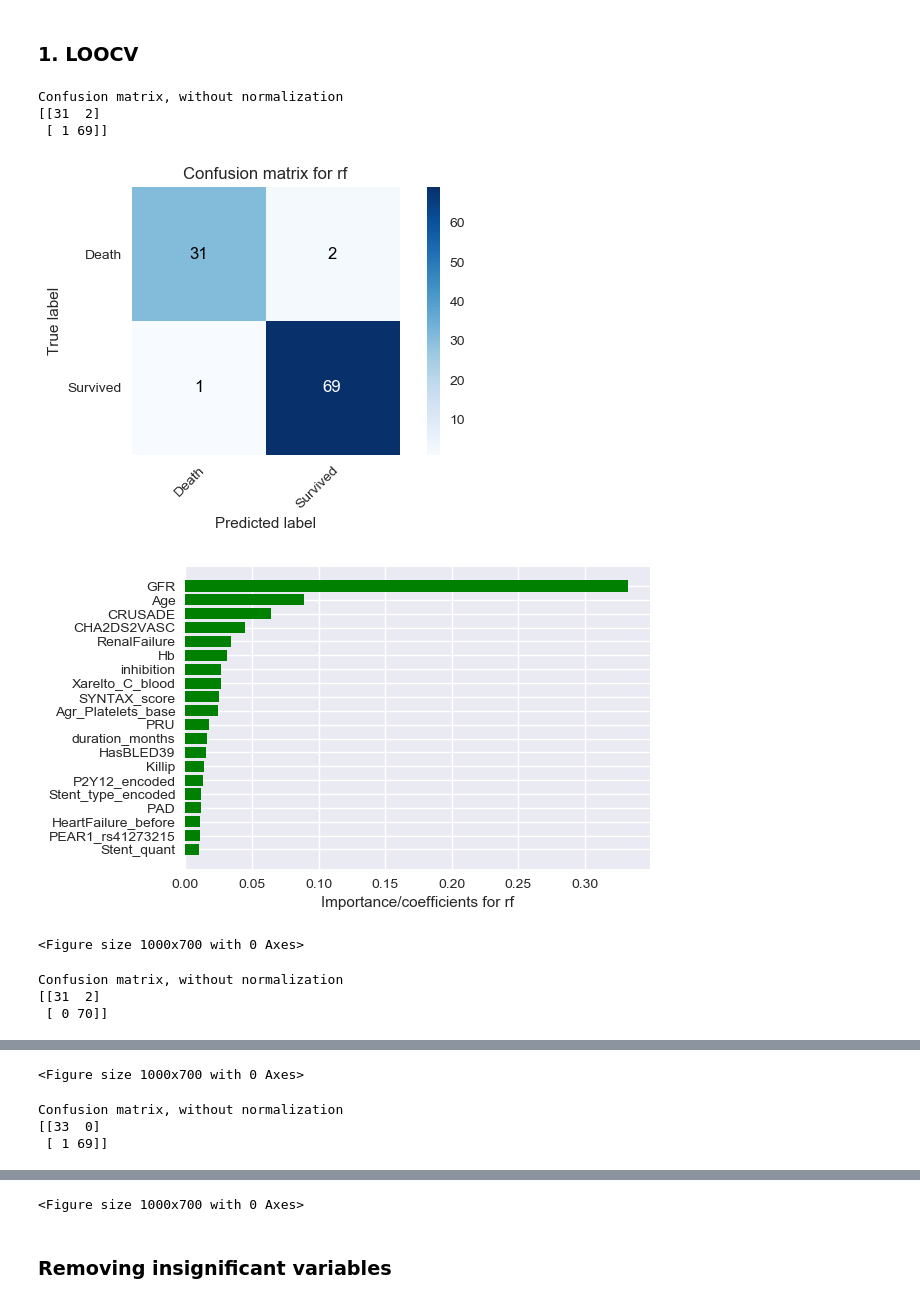
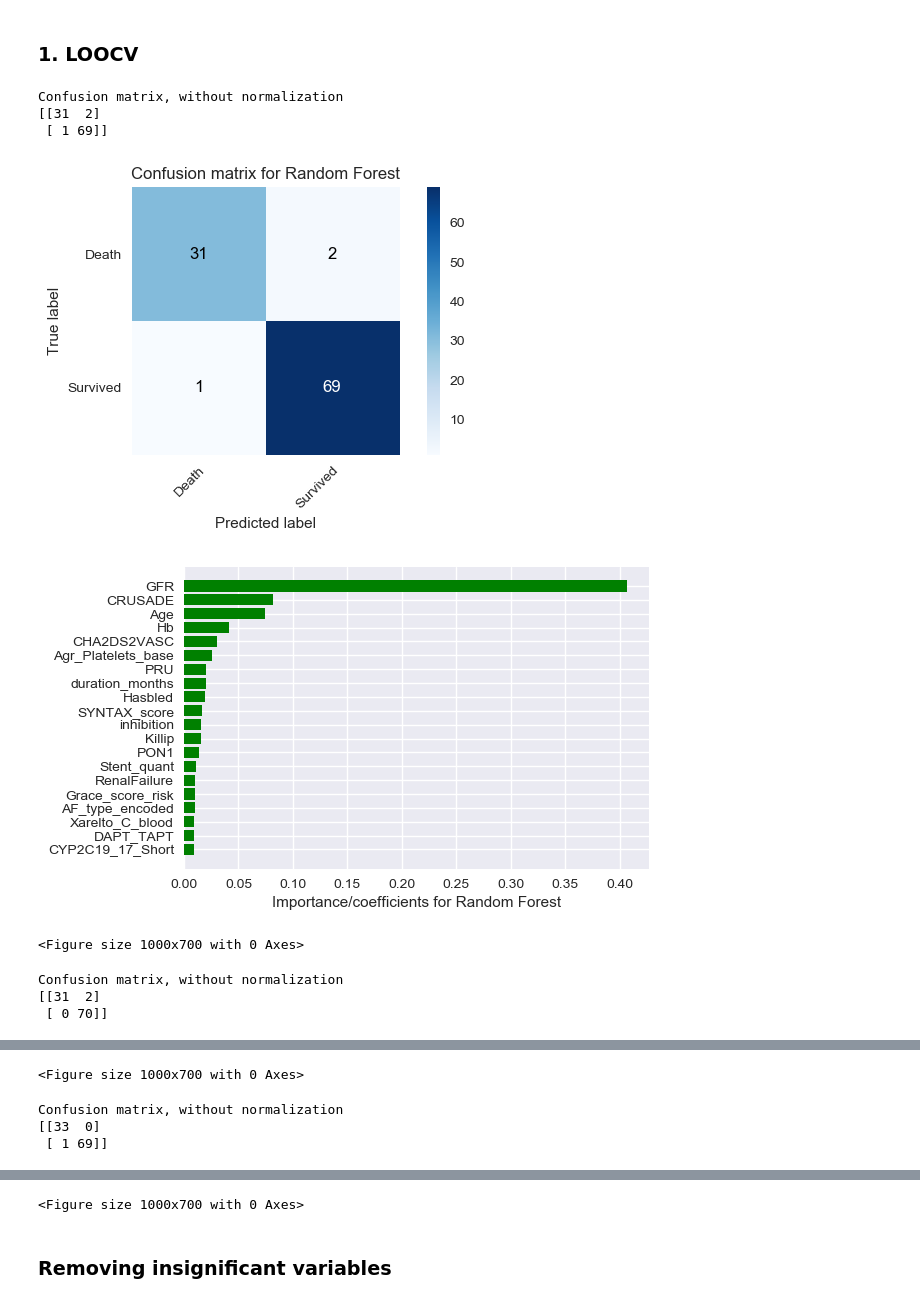
Before and after one commit to AlexShein/anticoagulants, a Jupyter notebook: Xarelto_analysis.ipynb, the cells around one changed output, grey strips where cells are left out. Cells and saved outputs as stored; diff of their text form; code cells hidden in the pictures.

Commit message:
Finished task 1 analysis - found most significant features

```diff
--- a/Xarelto_analysis.ipynb
+++ b/Xarelto_analysis.ipynb
@@ -58,6 +71,9 @@ df = df.drop([*UNNEEDED_COLUMNS, *AMBIGUOUS_COLUMNS, *SINGLE_VALUE_COLUMNS], axi
 for outcome in OUTCOMES:
     df[outcome] = df[outcome].replace(' ', 0).astype(float)
 
+for numeric_col in NUMERIC_COLUMNS:
+    df[numeric_col] = df[numeric_col].astype(float)
+
 for category_col in STRING_COLUMNS:
     encoder = LabelEncoder()
     df[category_col + '_encoded'] = encoder.fit_transform(df[category_col])
@@ -127,0 +185,4 @@ df.GFR.astype(float).hist()
+# %%
+fig, ax = plt.subplots()
+df.GFR.plot(kind='kde')
+ax.set_xlabel('GFR')
@@ -368,20 +216,0 @@ def evaluate_binary(model, X, Y):
-# %%
-def plot_important_features(X, coefficients):
-    ##### TOP MOST IMPORTANT FEATURES PLOT
-
-    N_to_print = 10
-    y_pos = range(N_to_print)
-    fig, ax = plt.subplots()
-    plt.figure(figsize=(10,7))
-
-    feature_importance = coefficients.round(4)
-    feature_importance = zip(X.keys(), feature_importance)
-    feature_importance = np.array(sorted(feature_importance, key=lambda x:x[1], reverse=True))
-
-    ax.barh(y_pos, feature_importance[:N_to_print, 1].astype('float'), align='center', color='green')
-    ax.set_yticks(np.arange(N_to_print))
-    ax.set_yticklabels(feature_importance[:N_to_print, 0])
-    ax.invert_yaxis()
-    ax.set_xlabel('Importance score')
-
-    plt.show()
@@ -516,7 +273,10 @@ def plot_important_features(X, coefficients, name, normalize=True):
     feature_importance = coefficients.round(4)
     feature_importance = zip(X.keys(), feature_importance)
     feature_importance = np.array(sorted(
-        map(lambda pair: pair[1] != abs(pair[1]) and ('[negative]' + pair[0], abs(pair[1])) or (pair[0], pair[1]), feature_importance),
+        map(
+            lambda pair: pair[1] != abs(pair[1]) and ('[negative]' + pair[0], abs(pair[1])) or (pair[0], pair[1]),
+            feature_importance
+        ),
         key=lambda x:x[1], reverse=True))
     ax.barh(y_pos, feature_importance[:N_to_print, 1].astype('float'), align='center', color='green')
     ax.set_yticks(np.arange(N_to_print))
@@ -527,21 +287,21 @@ def plot_important_features(X, coefficients, name, normalize=True):
     plt.show()
 # %%
 rf = RandomForestClassifier(n_jobs=6, n_estimators=50, random_state=random_state)
-svc = SVC(kernel='linear', probability=True, random_state=random_state)
+svc = SVC(kernel='linear', random_state=random_state)
 log_reg = LogisticRegression(random_state=random_state, penalty='l1') # Use LASSO regularizer
 for name, model in [
-    ['rf', rf],
-    ['svc', svc],
-    ['log_reg', log_reg],
+    ['Random Forest', rf],
+    ['SVC', svc],
+    ['Logistic Regression', log_reg],
 ]:
     evaluate_with_conf_matrix_loocv(model, X, Y, name)
-    plot_important_features(X, model.coef_[0] if name != 'rf' else model.feature_importances_, name)
+    plot_important_features(X, model.coef_[0] if name != 'Random Forest' else model.feature_importances_, name)
 # %% [output]
 Confusion matrix, without normalization
 [[31  2]
  [ 1 69]]
-[figure, old version]
+[figure, new version]
-[figure, old version]
+[figure, new version]
 <Figure size 1000x700 with 0 Axes>
 Confusion matrix, without normalization
 [[31  2]
```
Also changed, not shown: parts of 46 cells of this notebook.
